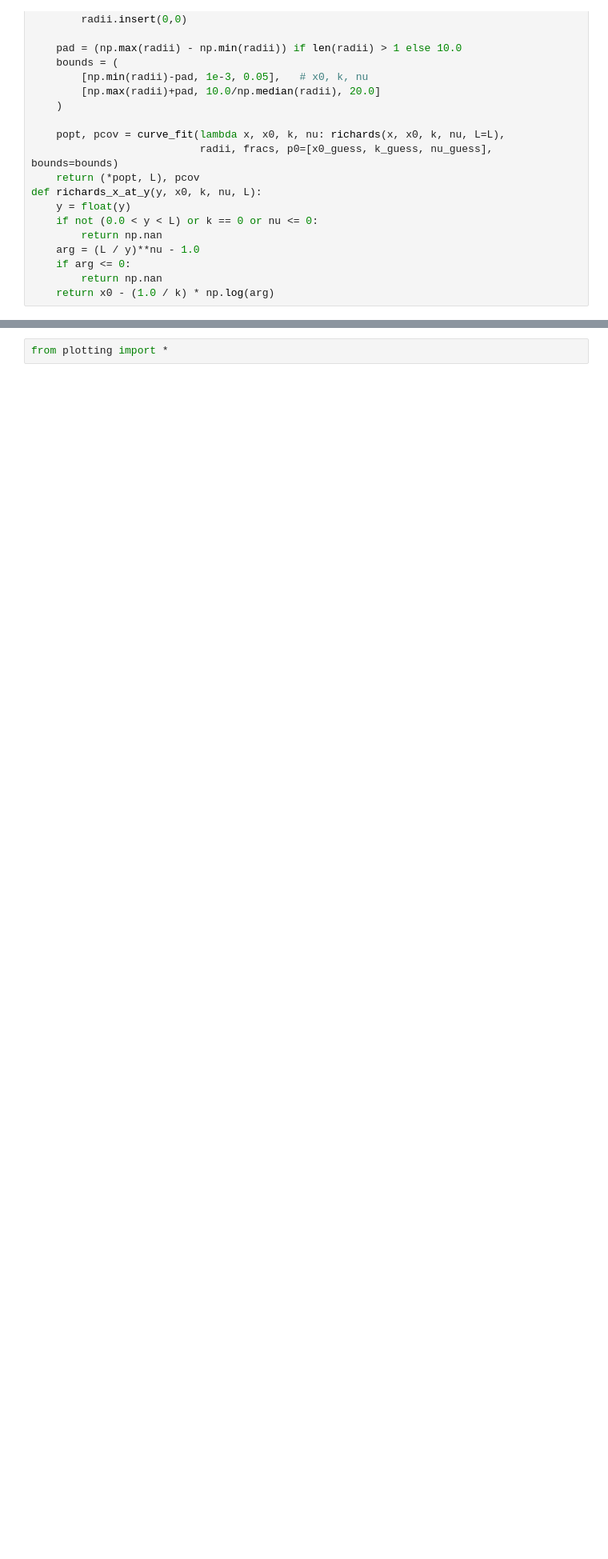
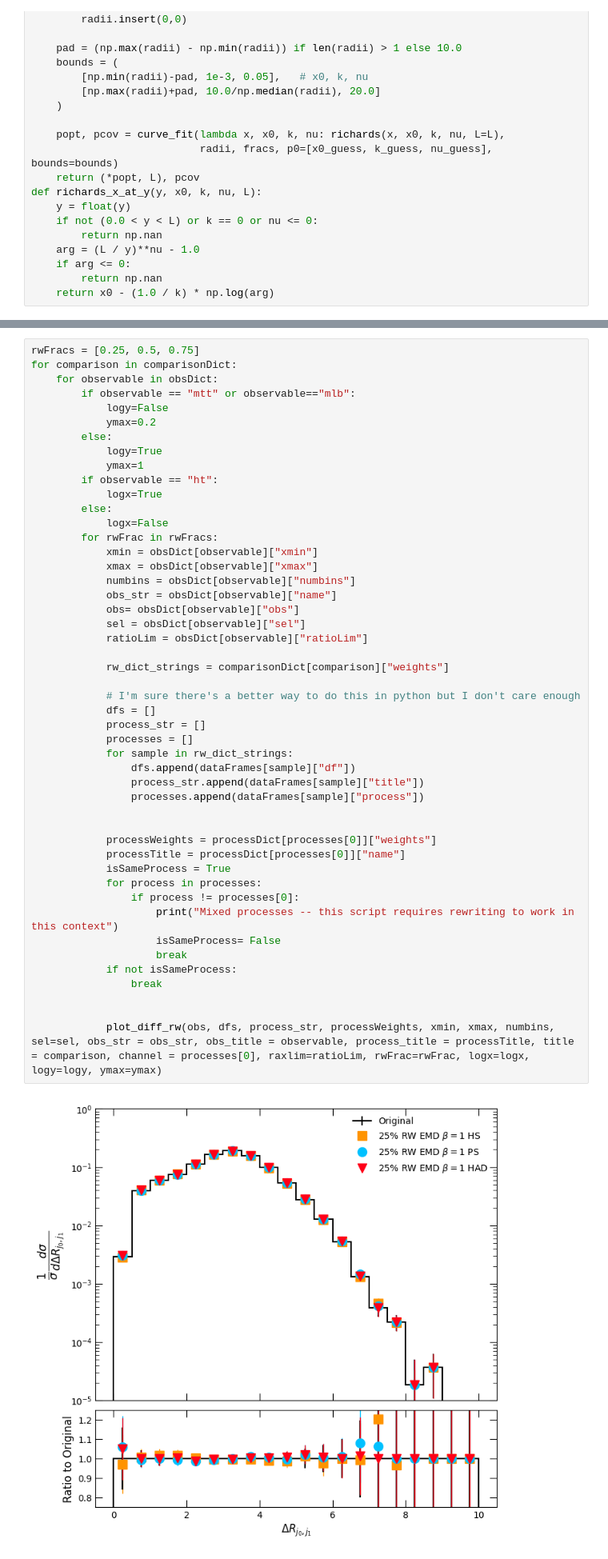
Before and after one commit to leblanc-lab/ot-cres, a Jupyter notebook: cell_reweighting_scripts/plot_ttbar_otherSamp.ipynb, the cells around one changed output, grey strips where cells are left out. Shown at 80% size. Cells and saved outputs as stored; diff of their text form; blank space fills up the shorter version.

```diff
--- a/cell_reweighting_scripts/plot_ttbar_otherSamp.ipynb
+++ b/cell_reweighting_scripts/plot_ttbar_otherSamp.ipynb
@@ -241,2 +304,50 @@ def plot_diff_rw(obs, dfs, strings, fracs, weights_orig, xmin, xmax, nbins, ymin
 # %%
-from plotting import *
+rwFracs = [0.25, 0.5, 0.75]
+for comparison in comparisonDict:
+    for observable in obsDict:
+        if observable == "mtt" or observable=="mlb":
+            logy=False
+            ymax=0.2
+        else:
+            logy=True
+            ymax=1
+        if observable == "ht":
+            logx=True
+        else:
+            logx=False
+        for rwFrac in rwFracs:
+            xmin = obsDict[observable]["xmin"]
+            xmax = obsDict[observable]["xmax"]
+            numbins = obsDict[observable]["numbins"]
+            obs_str = obsDict[observable]["name"]
+            obs= obsDict[observable]["obs"]
+            sel = obsDict[observable]["sel"]
+            ratioLim = obsDict[observable]["ratioLim"]
+
+            rw_dict_strings = comparisonDict[comparison]["weights"]
+
+            # I'm sure there's a better way to do this in python but I don't care enough
+            dfs = []
+            process_str = []
+            processes = []
+            for sample in rw_dict_strings:
+                dfs.append(dataFrames[sample]["df"])
+                process_str.append(dataFrames[sample]["title"])
+                processes.append(dataFrames[sample]["process"])
+
+
+            processWeights = processDict[processes[0]]["weights"]
+            processTitle = processDict[processes[0]]["name"]
+            isSameProcess = True
+            for process in processes:
+                if process != processes[0]:
+                    print("Mixed processes -- this script requires rewriting to work in this context")
+                    isSameProcess= False
+                    break
+            if not isSameProcess:
+                break
+
+
+            plot_diff_rw(obs, dfs, process_str, processWeights, xmin, xmax, numbins, sel=sel, obs_str = obs_str, obs_title = observable, process_title = processTitle, title = comparison, channel = processes[0], raxlim=ratioLim, rwFrac=rwFrac, logx=logx, logy=logy, ymax=ymax)
+# %% [output]
+[figure, added]
```
Also changed, not shown: parts of 19 cells of this notebook, 7 other files.
